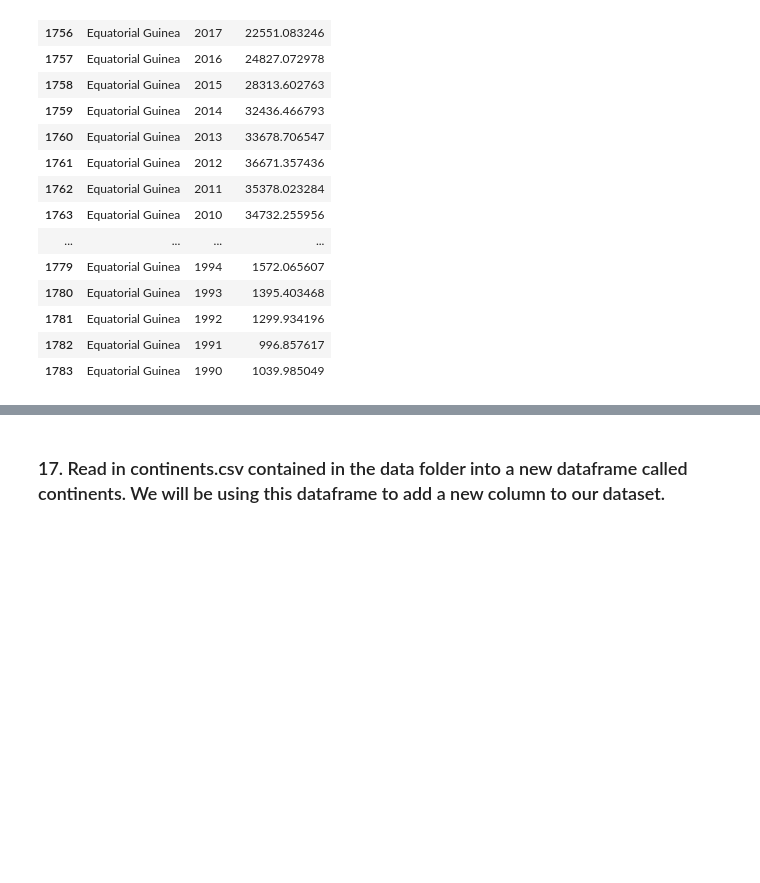
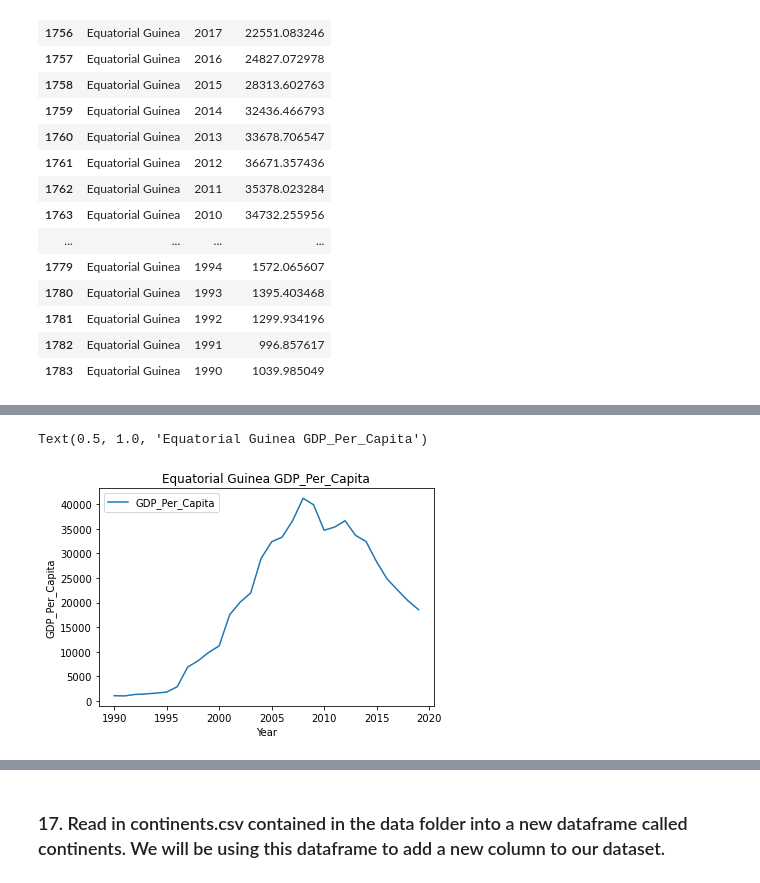
Before and after one commit to ashamaheshwari/un_data_question-ashamaheshwari, a Jupyter notebook: notebooks/UN_Data_Exploration.ipynb, the cells around one changed output, grey strips where cells are left out. Drawn from its saved outputs; the diff is of its cells as text; code cells hidden in the pictures; blank space fills up the shorter version.

```diff
--- a/notebooks/UN_Data_Exploration.ipynb
+++ b/notebooks/UN_Data_Exploration.ipynb
@@ -311,0 +338,8 @@ SyntaxError: closing parenthesis ']' does not match opening parenthesis '(' (196
+# %%
+gdp_df[gdp_df['Country']== 'Equatorial Guinea'].sort_values('Year').plot.line(x='Year', y='GDP_Per_Capita')
+plt.xlabel('Year')
+plt.ylabel('GDP_Per_Capita')
+plt.title('Equatorial Guinea GDP_Per_Capita')
+# %% [output]
+Text(0.5, 1.0, 'Equatorial Guinea GDP_Per_Capita')
+[figure, added]
```
Also changed, not shown: parts of 15 cells of this notebook.
